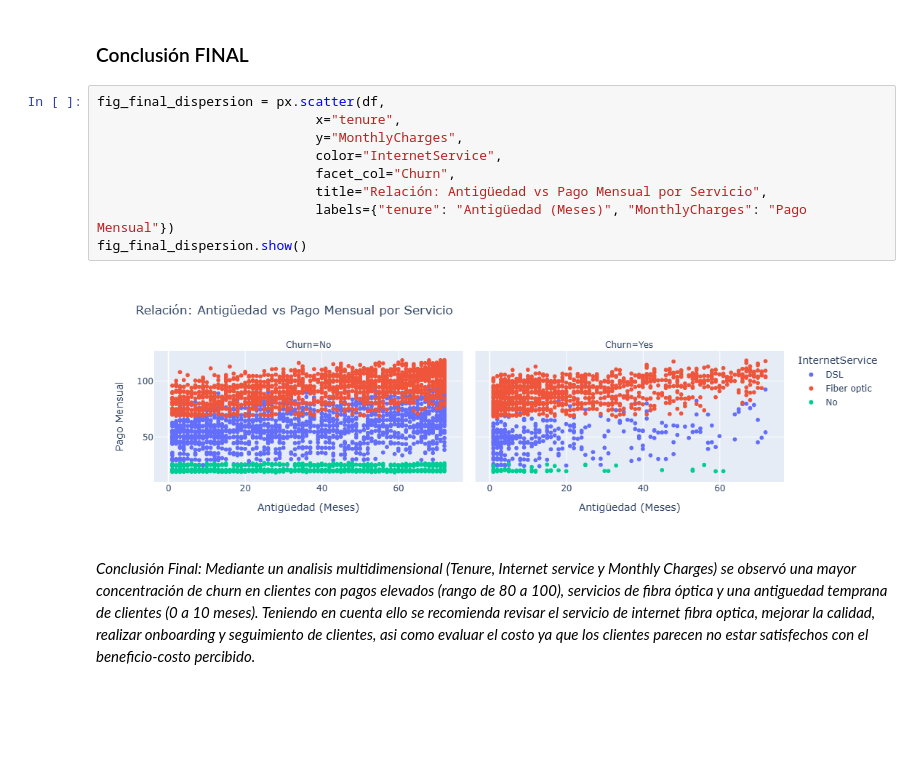
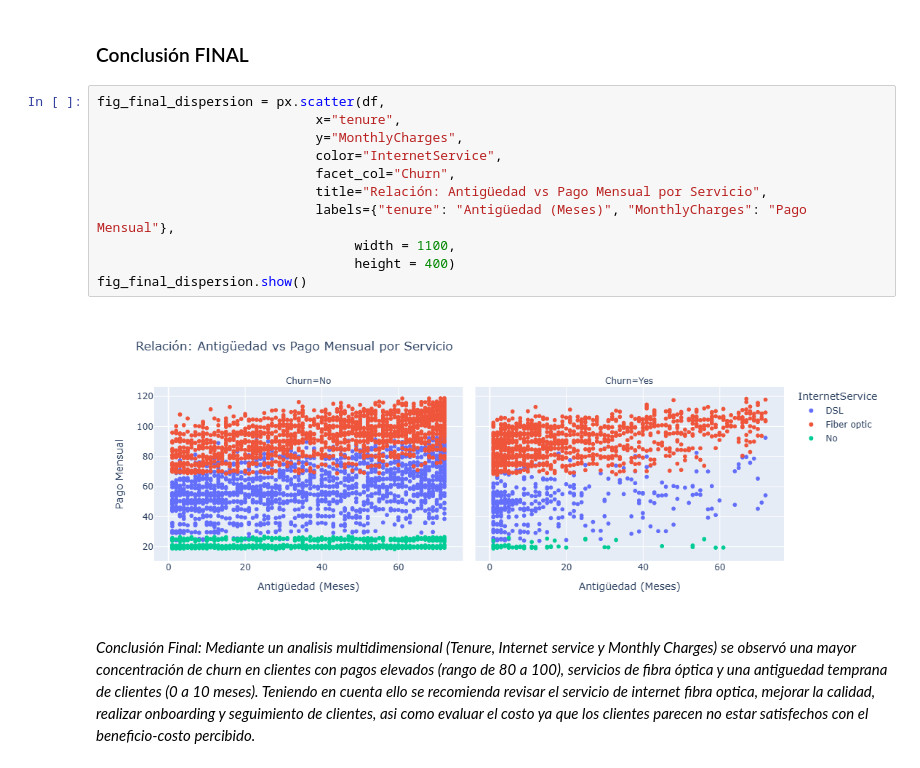
Before and after one commit to bryanventura-data/Analysis-Telco-Customer-Churn, a Jupyter notebook: Limpieza y Análisis EDA.ipynb, the cells around one changed output. Drawn from its saved outputs; the diff is of its cells as text; blank space fills up the shorter version.

```diff
--- a/Limpieza y Análisis EDA.ipynb
+++ b/Limpieza y Análisis EDA.ipynb
@@ -376,13 +389,15 @@ print(f" * El churn de clientes sin internet representa el {porc_Churn_No}% del
 # %%
 fig_final_dispersion = px.scatter(df,
                             x="tenure",
                             y="MonthlyCharges",
                             color="InternetService",
                             facet_col="Churn",
                             title="Relación: Antigüedad vs Pago Mensual por Servicio",
-                            labels={"tenure": "Antigüedad (Meses)", "MonthlyCharges": "Pago Mensual"})
+                            labels={"tenure": "Antigüedad (Meses)", "MonthlyCharges": "Pago Mensual"},
+                                 width = 1100,
+                                 height = 400)
 fig_final_dispersion.show()
 # %% [output]
-[figure, old version]
+[figure, new version]
 # %% [markdown]
 *Conclusión Final: Mediante un analisis multidimensional (Tenure, Internet service y Monthly Charges) se observó  una mayor concentración de churn en clientes con pagos elevados (rango de 80 a 100), servicios de fibra óptica y una antiguedad temprana de clientes (0 a 10 meses). Teniendo en cuenta ello se recomienda revisar el servicio de internet fibra optica, mejorar la calidad, realizar onboarding y seguimiento de clientes, asi como evaluar el costo ya que los clientes parecen no estar satisfechos con el beneficio-costo percibido.*
```
Also changed, not shown: parts of 5 cells of this notebook.
